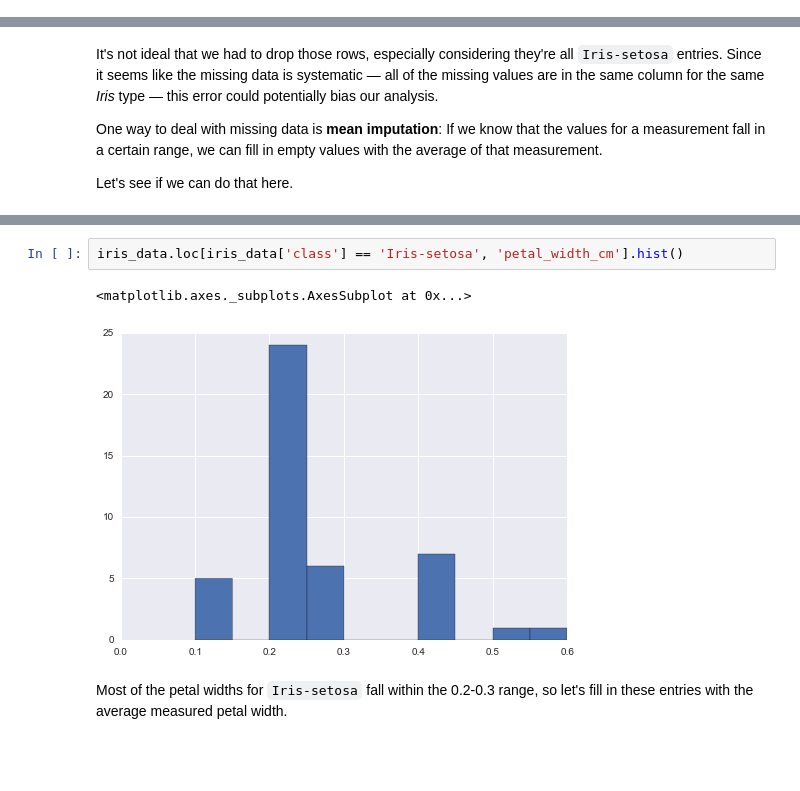
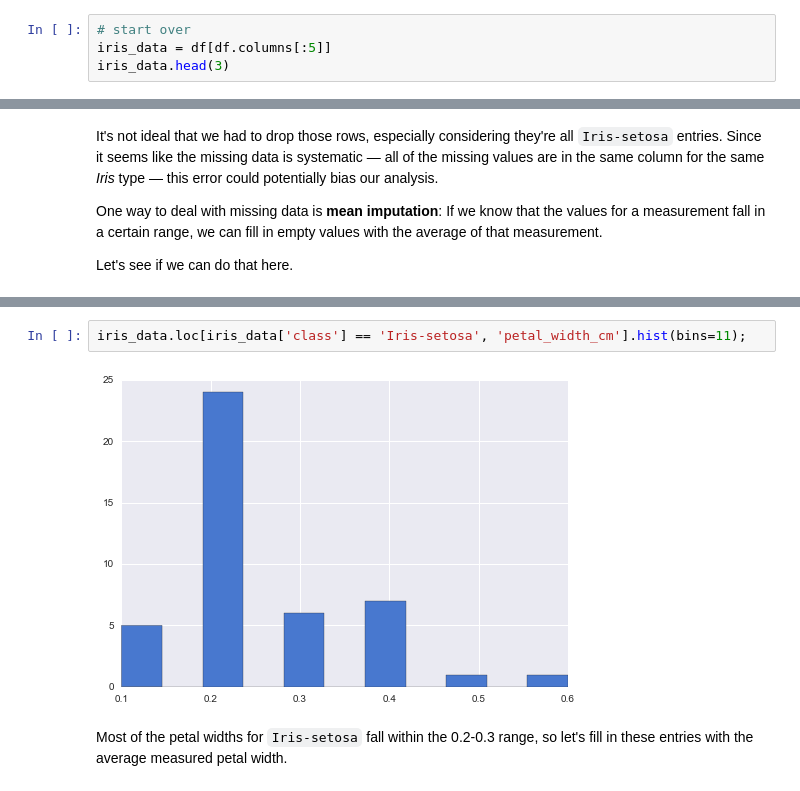
Before and after one commit to kcbighuge/misc-python, a Jupyter notebook: example-ml-notebook-rhiever.ipynb, the cells around one changed output, grey strips where cells are left out. Cells and saved outputs as stored; diff of their text form; blank space fills up the shorter version.

Commit message:
example-ml-nb: create clean data, explore with data viz

```diff
--- a/example-ml-notebook-rhiever.ipynb
+++ b/example-ml-notebook-rhiever.ipynb
@@ -344,0 +350,4 @@ Let's use the DataFrame to fix these errors.
+# %%
+# start over
+iris_data = df[df.columns[:5]]
+iris_data.head(3)
@@ -463,8 +499,7 @@ Let's see if we can do that here.
 # %%
-iris_data.loc[iris_data['class'] == 'Iris-setosa', 'petal_width_cm'].hist()
+iris_data.loc[iris_data['class'] == 'Iris-setosa', 'petal_width_cm'].hist(bins=11);
 # %% [output]
-<matplotlib.axes._subplots.AxesSubplot at 0x...>
-[figure, old version]
+[figure, new version]
 # %% [markdown]
 Most of the petal widths for `Iris-setosa` fall within the 0.2-0.3 range, so let's fill in these entries with the average measured petal width.
 # %%
```
Also changed, not shown: parts of 27 cells of this notebook, 1 other file.
